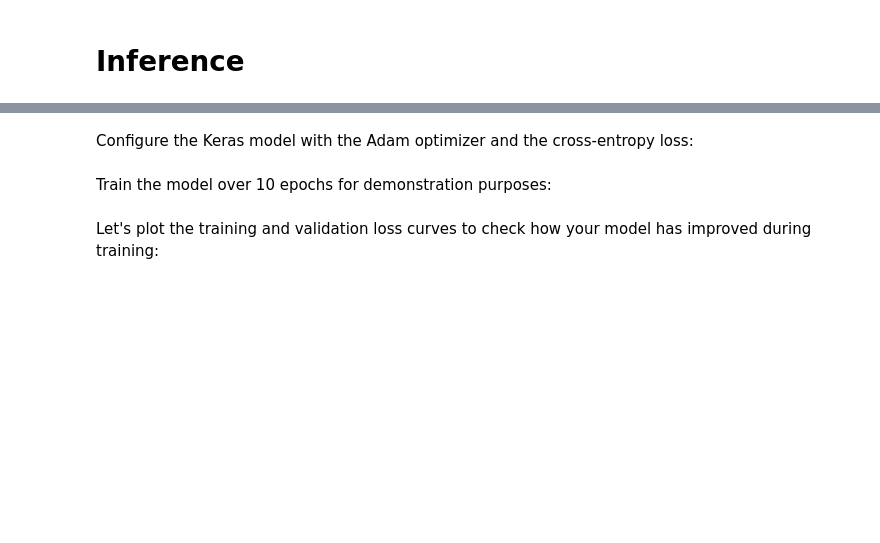
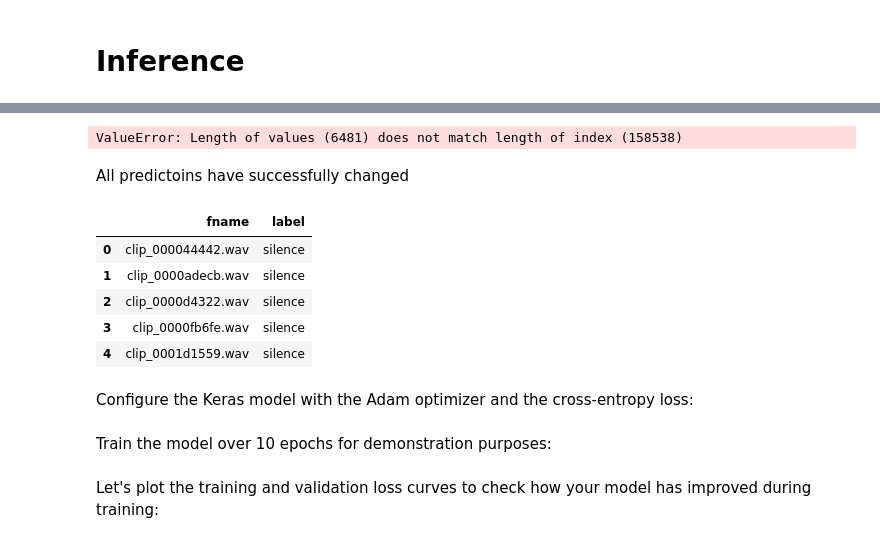
Before and after one commit to Alex1iv/speech_classification, a Jupyter notebook: notebooks/simple_audio.ipynb, the cells around one changed output, grey strips where cells are left out. Cells and saved outputs as stored; diff of their text form; code cells hidden in the pictures; blank space fills up the shorter version.

```diff
--- a/notebooks/simple_audio.ipynb
+++ b/notebooks/simple_audio.ipynb
@@ -548,6 +596,6 @@ get_spectrogram(test_df)
 # %%
-print(test_spectrogram_ds)
-# y_pred = model.predict(test_spectrogram_ds)
-# y_pred = tf.argmax(y_pred, axis=1)
-# y_true = tf.concat(list(test_spectrogram_ds.map(lambda s, lab: lab)), axis=0)
-# y_true
+#print('Input shape is: {}\n'.format(test_spectrogram.element_spec[0]))
+y_pred = loaded_model.predict(test_spectrogram)
+y_pred = tf.argmax(y_pred, axis=1)
+y_true = tf.concat(list(test_spectrogram_ds.map(lambda s, lab: lab)), axis=0)
+y_true
@@ -553,0 +614,15 @@ print(test_spectrogram_ds)
+# %%
+replacement_dict = {0:'silence', 1:'unknown',  2:'unknown', 3:'unknown', 4:'unknown', 5:'unknown',
+    6:'unknown', 7:'unknown', 8:'unknown', 10:'unknown', 11:'unknown', 13:'unknown', 14:'unknown',
+    18:'unknown', 20:'unknown', 21:'unknown', 22:'unknown', 24:'unknown', 25:'unknown',
+    26:'unknown', 28:'unknown', 30:'unknown', 9:'go', 12:'left', 15:'no', 16:'off', 17:'on', 19:'right', 23: 'stop',
+    27:'up', 29:'yes'}
+
+def replacement_func(val, replacement_dict:dict):
+    return replacement_dict[val] if val in replacement_dict else val
+
+replacement_func = np.vectorize(replacement_func)
+
+# convert to NumPy
+y_pred = replacement_func(y_true.numpy(), replacement_dict)
+set(y_pred)
@@ -554,3 +641,18 @@ print(test_spectrogram_ds)
+# %%
+submission['label'] = y_pred
+# %% [output]
+ValueError: Length of values (6481) does not match length of index (158538)
+# %% [markdown]
+All predictoins have successfully changed
+# %%
+submission.head()
+# %% [output]
+|  | fname | label |
+| 0 | clip_000044442.wav | silence |
+| 1 | clip_0000adecb.wav | silence |
+| 2 | clip_0000d4322.wav | silence |
+| 3 | clip_0000fb6fe.wav | silence |
+| 4 | clip_0001d1559.wav | silence |
 # %%
 test_file = tf.io.read_file(config.data_dir + 'test/clip_000044442.wav') #(config.data_dir + 'test/*wav')#
 test_audio, _ = tf.audio.decode_wav(contents=test_file)
```
Also changed, not shown: parts of 16 cells of this notebook.
